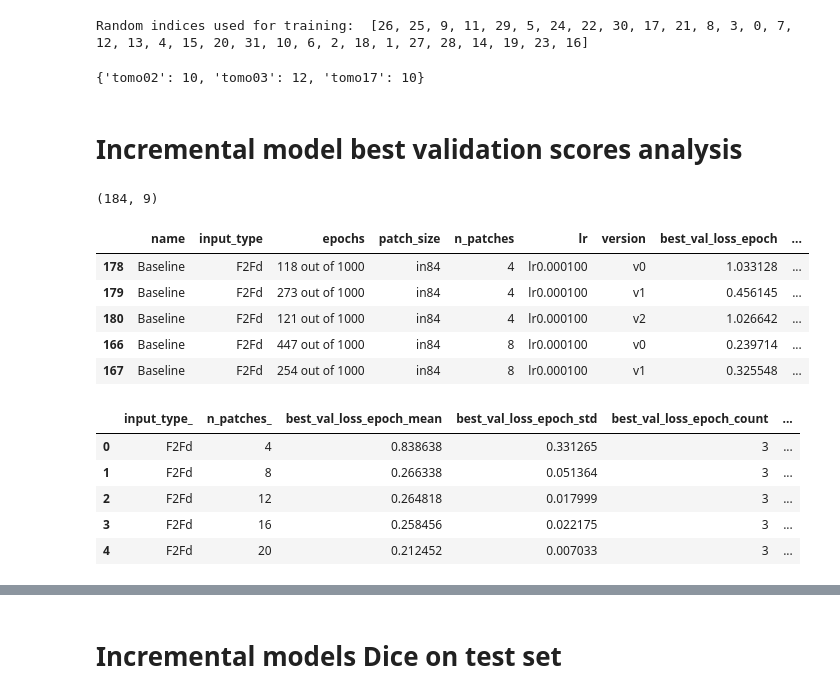
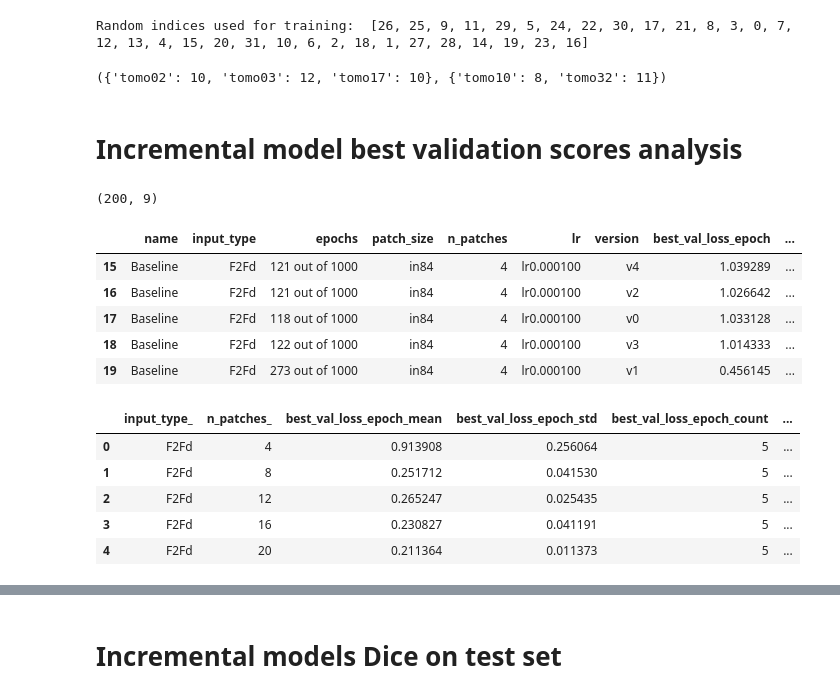
Before and after one commit to Fickincool/master-thesis, a Jupyter notebook: Notebooks/7.00_tomoSegmentPipeline/7.02_analyze_incremental_models.ipynb, the cells around one changed output, grey strips where cells are left out. Saved outputs shown, nothing was run; the diff lists cells and outputs as text; code cells hidden in the pictures.

```diff
--- a/Notebooks/7.00_tomoSegmentPipeline/7.02_analyze_incremental_models.ipynb
+++ b/Notebooks/7.00_tomoSegmentPipeline/7.02_analyze_incremental_models.ipynb
@@ -55,10 +55,10 @@ val_patchCounts = [x.split('/')[-1].split('_')[0] for x in paths_valData]
 val_patchCounts = np.unique(val_patchCounts, return_counts=True)
 val_patchCounts = dict(zip(*val_patchCounts))
 
-train_patchCounts
+train_patchCounts, val_patchCounts
 # %% [output]
 Random indices used for training:  [26, 25, 9, 11, 29, 5, 24, 22, 30, 17, 21, 8, 3, 0, 7, 12, 13, 4, 15, 20, 31, 10, 6, 2, 18, 1, 27, 28, 14, 19, 23, 16]
-{'tomo02': 10, 'tomo03': 12, 'tomo17': 10}
+({'tomo02': 10, 'tomo03': 12, 'tomo17': 10}, {'tomo10': 8, 'tomo32': 11})
 # %% [markdown]
 # Incremental model best validation scores analysis
 # %%
@@ -115,20 +115,21 @@ for f in tqdm(list(logs_path.rglob('*/version_*/'))):
 # %%
 df_incremental = pd.DataFrame(model_info, columns=['name', 'input_type', 'epochs', 'patch_size', 'n_patches', 'lr', 'version', 'best_val_loss_epoch',
                                              'associated_val_class1_dice'])
 
 df_incremental = df_incremental[df_incremental.n_patches%4==0].sort_values(['input_type', 'n_patches'])
 df_incremental = df_incremental[df_incremental.patch_size=='in84']
+df_incremental = df_incremental[df_incremental.input_type!='Deconv']
 
 print(df_incremental.shape)
 df_incremental.head()
 # %% [output]
-(184, 9)
+(200, 9)
 |  | name | input_type | epochs | patch_size | n_patches | lr | version | best_val_loss_epoch | ... |
-| 178 | Baseline | F2Fd | 118 out of 1000 | in84 | 4 | lr0.000100 | v0 | 1.033128 | ... |
-| 179 | Baseline | F2Fd | 273 out of 1000 | in84 | 4 | lr0.000100 | v1 | 0.456145 | ... |
-| 180 | Baseline | F2Fd | 121 out of 1000 | in84 | 4 | lr0.000100 | v2 | 1.026642 | ... |
-| 166 | Baseline | F2Fd | 447 out of 1000 | in84 | 8 | lr0.000100 | v0 | 0.239714 | ... |
-| 167 | Baseline | F2Fd | 254 out of 1000 | in84 | 8 | lr0.000100 | v1 | 0.325548 | ... |
+| 15 | Baseline | F2Fd | 121 out of 1000 | in84 | 4 | lr0.000100 | v4 | 1.039289 | ... |
+| 16 | Baseline | F2Fd | 121 out of 1000 | in84 | 4 | lr0.000100 | v2 | 1.026642 | ... |
+| 17 | Baseline | F2Fd | 118 out of 1000 | in84 | 4 | lr0.000100 | v0 | 1.033128 | ... |
+| 18 | Baseline | F2Fd | 122 out of 1000 | in84 | 4 | lr0.000100 | v3 | 1.014333 | ... |
+| 19 | Baseline | F2Fd | 273 out of 1000 | in84 | 4 | lr0.000100 | v1 | 0.456145 | ... |
 # %%
 loss_means = df_incremental[df_incremental.n_patches%4==0].groupby(['input_type', 'n_patches']).agg({'best_val_loss_epoch':['mean','std','count'],
                                                                 'associated_val_class1_dice':['mean','std']}).reset_index()
@@ -137,11 +138,11 @@ loss_means.columns = ['_'.join(col) for col in loss_means.columns]
 loss_means.head()
 # %% [output]
 |  | input_type_ | n_patches_ | best_val_loss_epoch_mean | best_val_loss_epoch_std | best_val_loss_epoch_count | ... |
-| 0 | F2Fd | 4 | 0.838638 | 0.331265 | 3 | ... |
-| 1 | F2Fd | 8 | 0.266338 | 0.051364 | 3 | ... |
-| 2 | F2Fd | 12 | 0.264818 | 0.017999 | 3 | ... |
-| 3 | F2Fd | 16 | 0.258456 | 0.022175 | 3 | ... |
-| 4 | F2Fd | 20 | 0.212452 | 0.007033 | 3 | ... |
+| 0 | F2Fd | 4 | 0.913908 | 0.256064 | 5 | ... |
+| 1 | F2Fd | 8 | 0.251712 | 0.041530 | 5 | ... |
+| 2 | F2Fd | 12 | 0.265247 | 0.025435 | 5 | ... |
+| 3 | F2Fd | 16 | 0.230827 | 0.041191 | 5 | ... |
+| 4 | F2Fd | 20 | 0.211364 | 0.011373 | 5 | ... |
 # %%
 loss_means[['input_type_', 'n_patches_', 'best_val_loss_epoch_count']].drop_duplicates()
 # %% [output]
```
Also changed, not shown: parts of 13 cells of this notebook, 6 other files.
